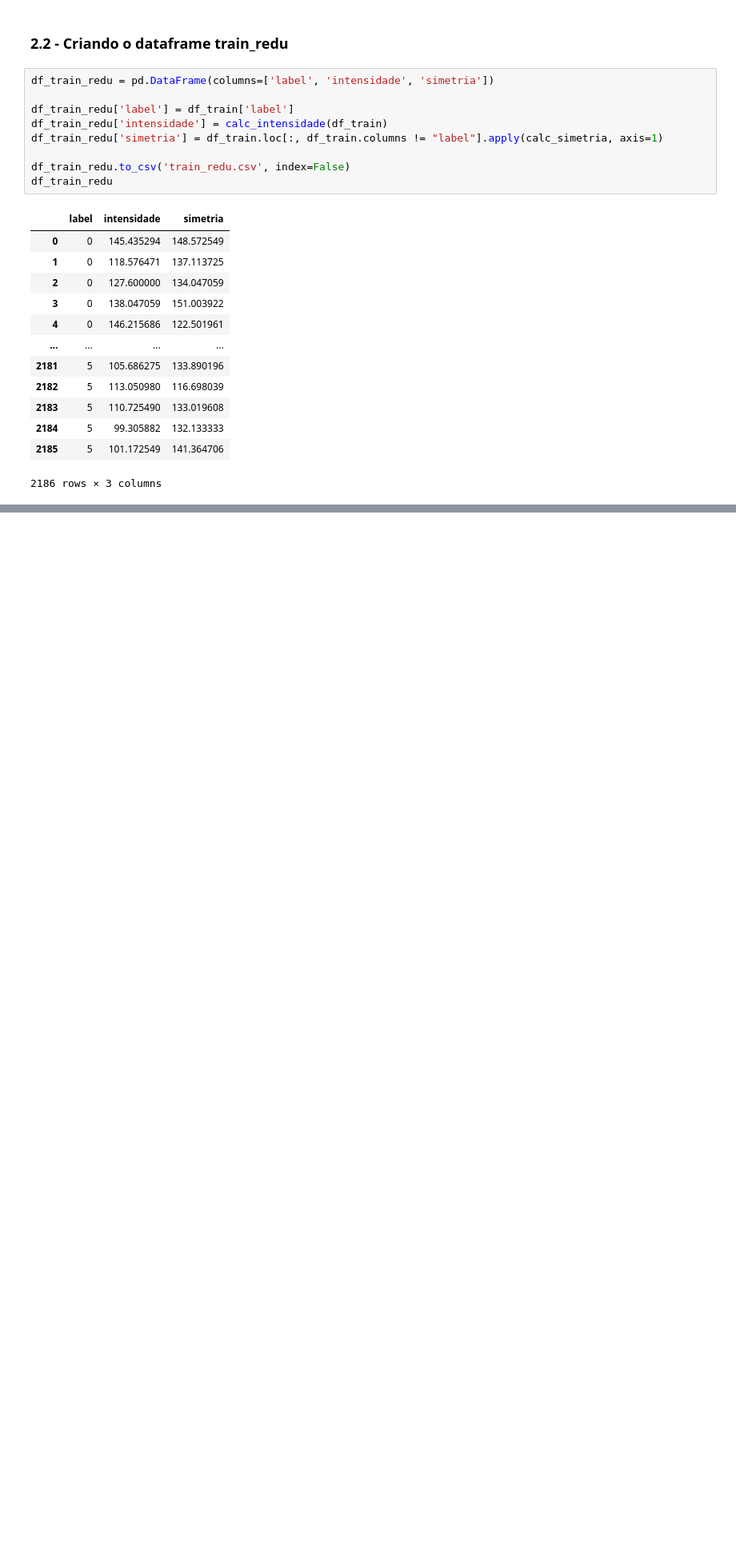
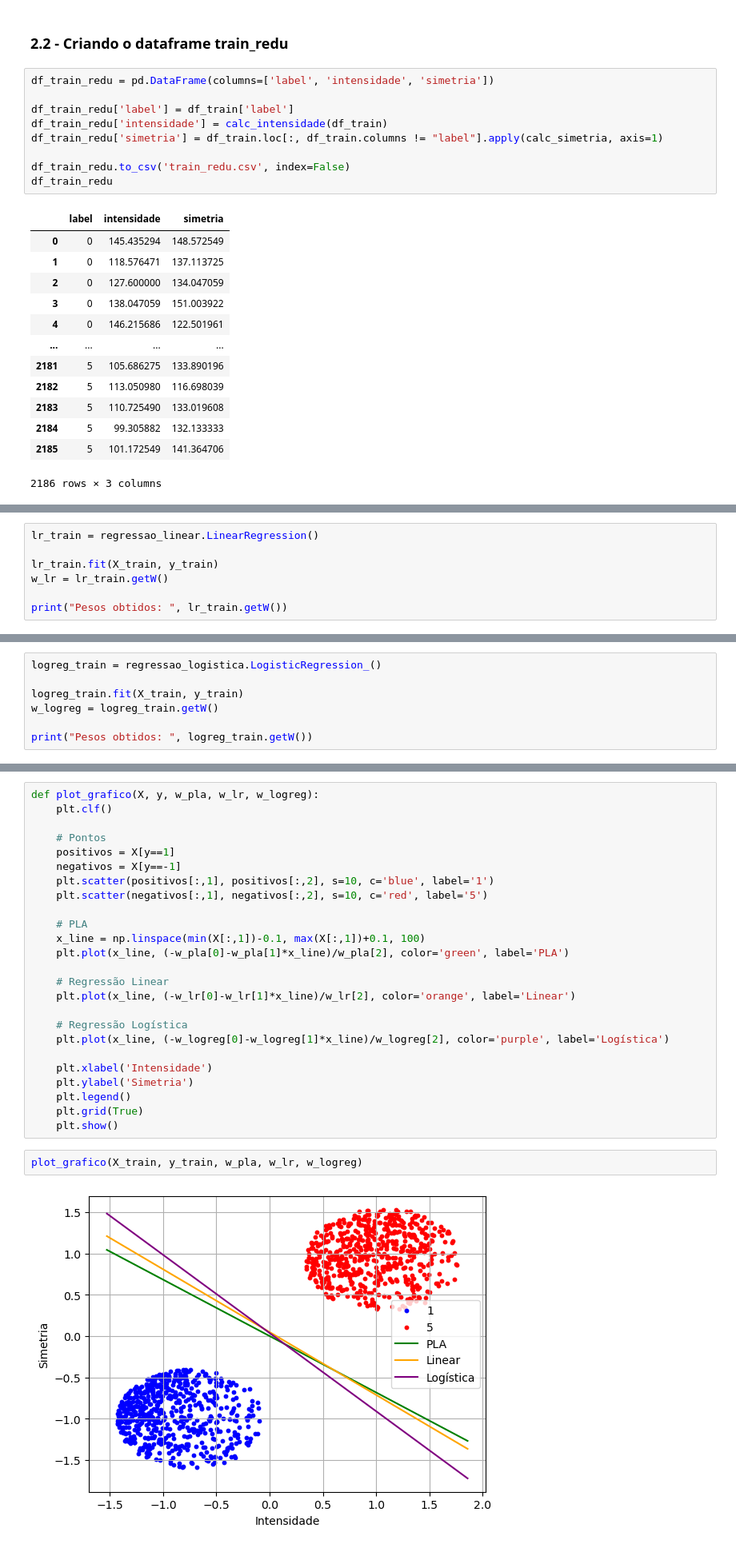
Before and after one commit to gustavojohan/projeto-digitos-am, a Jupyter notebook: Untitled.ipynb, the cells around one changed output, grey strips where cells are left out. Shown at 80% size. Cells and saved outputs as stored; diff of their text form; blank space fills up the shorter version.

```diff
--- a/Untitled.ipynb
+++ b/Untitled.ipynb
@@ -132,0 +367,7 @@ plt.show()
+# %%
+lr_train = regressao_linear.LinearRegression()
+
+lr_train.fit(X_train, y_train)
+w_lr = lr_train.getW()
+
+print("Pesos obtidos: ", lr_train.getW())
@@ -132,0 +390,7 @@ plt.show()
+# %%
+logreg_train = regressao_logistica.LogisticRegression_()
+
+logreg_train.fit(X_train, y_train)
+w_logreg = logreg_train.getW()
+
+print("Pesos obtidos: ", logreg_train.getW())
@@ -132,0 +410,29 @@ plt.show()
+# %%
+def plot_grafico(X, y, w_pla, w_lr, w_logreg):
+    plt.clf()
+
+    # Pontos
+    positivos = X[y==1]
+    negativos = X[y==-1]
+    plt.scatter(positivos[:,1], positivos[:,2], s=10, c='blue', label='1')
+    plt.scatter(negativos[:,1], negativos[:,2], s=10, c='red', label='5')
+
+    # PLA
+    x_line = np.linspace(min(X[:,1])-0.1, max(X[:,1])+0.1, 100)
+    plt.plot(x_line, (-w_pla[0]-w_pla[1]*x_line)/w_pla[2], color='green', label='PLA')
+
+    # Regressão Linear
+    plt.plot(x_line, (-w_lr[0]-w_lr[1]*x_line)/w_lr[2], color='orange', label='Linear')
+
+    # Regressão Logística
+    plt.plot(x_line, (-w_logreg[0]-w_logreg[1]*x_line)/w_logreg[2], color='purple', label='Logística')
+
+    plt.xlabel('Intensidade')
+    plt.ylabel('Simetria')
+    plt.legend()
+    plt.grid(True)
+    plt.show()
+# %%
+plot_grafico(X_train, y_train, w_pla, w_lr, w_logreg)
+# %% [output]
+[figure, added]
```
Also changed, not shown: parts of 54 cells of this notebook, 4 other files.
